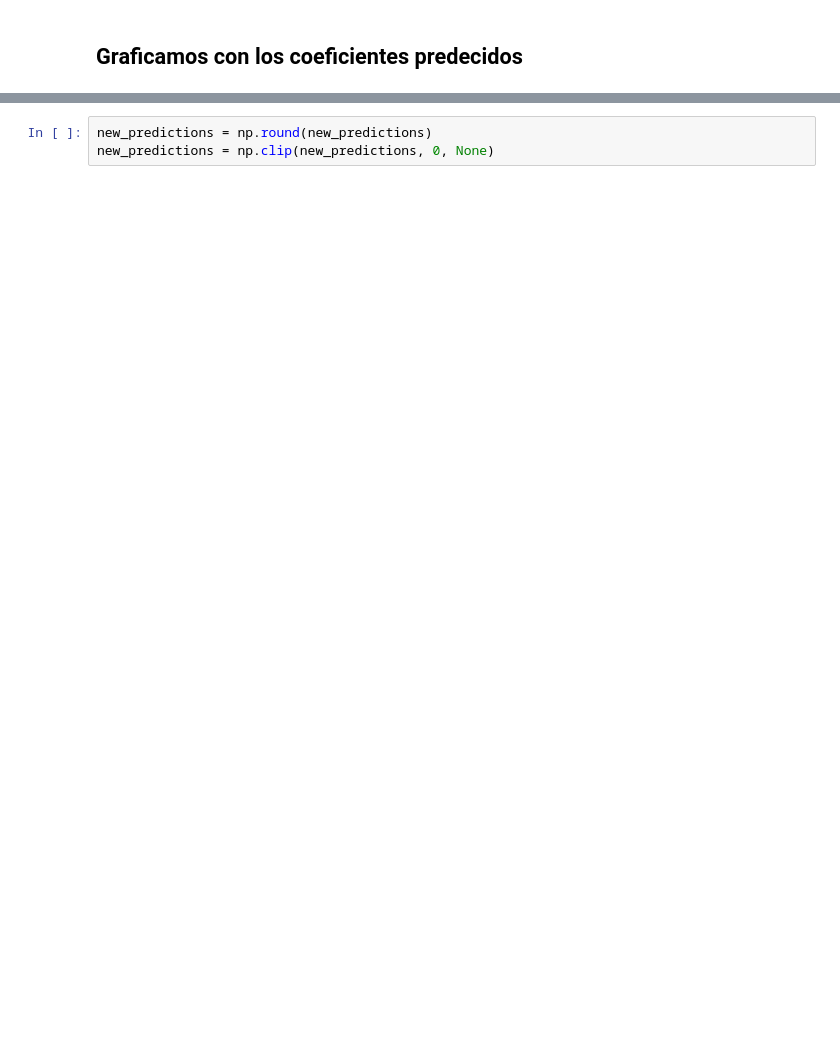
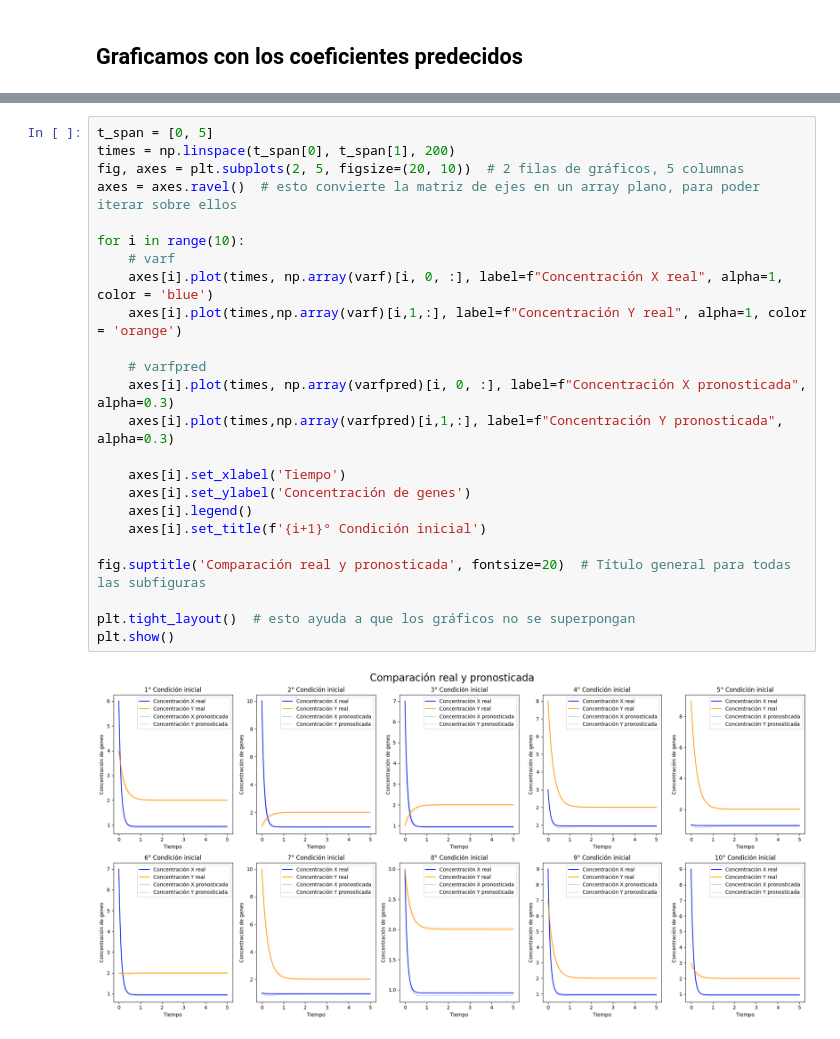
Before and after one commit to RafaSanCed/Tesis-Maestria, a Jupyter notebook: Creación de redes neuronales/Redes 100,200/Redes convolucionales/Convolucional trayectorias 200.ipynb, the cells around one changed output, grey strips where cells are left out. Drawn from its saved outputs; the diff is of its cells as text; blank space fills up the shorter version.

```diff
--- a/Creación de redes neuronales/Redes 100,200/Redes convolucionales/Convolucional trayectorias 200.ipynb
+++ b/Creación de redes neuronales/Redes 100,200/Redes convolucionales/Convolucional trayectorias 200.ipynb
@@ -394,3 +413,26 @@ plt.show()
 # %%
-new_predictions = np.round(new_predictions)
-new_predictions = np.clip(new_predictions, 0, None)
+t_span = [0, 5]
+times = np.linspace(t_span[0], t_span[1], 200)
+fig, axes = plt.subplots(2, 5, figsize=(20, 10))  # 2 filas de gráficos, 5 columnas
+axes = axes.ravel()  # esto convierte la matriz de ejes en un array plano, para poder iterar sobre ellos
+
+for i in range(10):
+    # varf
+    axes[i].plot(times, np.array(varf)[i, 0, :], label=f"Concentración X real", alpha=1, color = 'blue')
+    axes[i].plot(times,np.array(varf)[i,1,:], label=f"Concentración Y real", alpha=1, color = 'orange')
+
+    # varfpred
+    axes[i].plot(times, np.array(varfpred)[i, 0, :], label=f"Concentración X pronosticada", alpha=0.3)
+    axes[i].plot(times,np.array(varfpred)[i,1,:], label=f"Concentración Y pronosticada", alpha=0.3)
+
+    axes[i].set_xlabel('Tiempo')
+    axes[i].set_ylabel('Concentración de genes')
+    axes[i].legend()
+    axes[i].set_title(f'{i+1}° Condición inicial')
+
+fig.suptitle('Comparación real y pronosticada', fontsize=20)  # Título general para todas las subfiguras
+
+plt.tight_layout()  # esto ayuda a que los gráficos no se superpongan
+plt.show()
+# %% [output]
+[figure, added]
```
Also changed, not shown: parts of 20 cells of this notebook, 42 other files.
